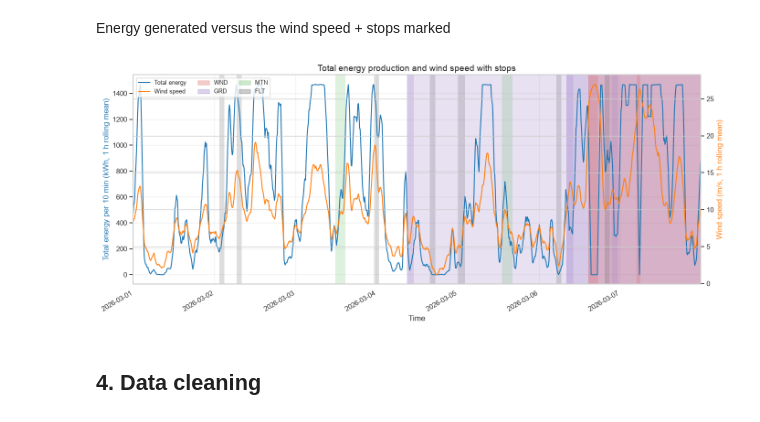
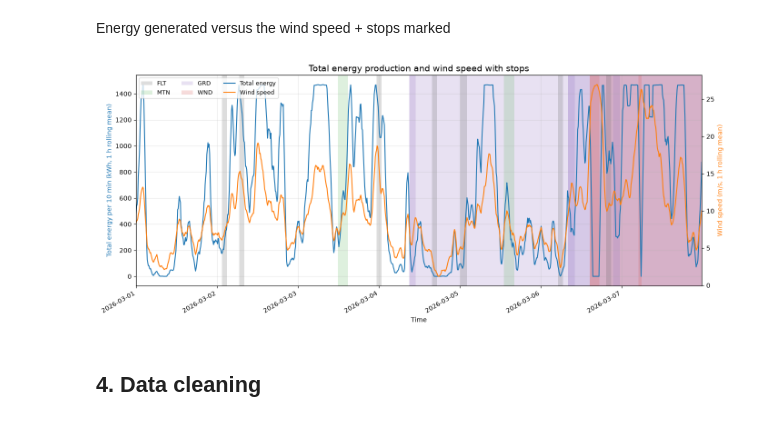
Before and after one commit to Marta-T/Data_Analysis_HW_Task, a Jupyter notebook: analysis.ipynb, the cells around one changed output. Saved outputs shown, nothing was run; the diff lists cells and outputs as text; code cells hidden in the pictures.

```diff
--- a/analysis.ipynb
+++ b/analysis.ipynb
@@ -216,42 +219,44 @@ df_weather["timestamp"] = pd.to_datetime(df_weather["timestamp"])
 total = df_prod.groupby("timestamp")["energy_kwh"].sum().sort_index()
 wind = df_weather.set_index("timestamp")["wind_speed_ms"].sort_index()
 
 total_1h = total.rolling("1h").mean()
 wind_1h = wind.rolling("1h").mean()
 
 stops = df_stops.drop_duplicates(subset=["timestamp_start", "stop_code", "turbine_id"]).copy()
 stops[["timestamp_start", "timestamp_end"]] = stops[["timestamp_start", "timestamp_end"]].apply(pd.to_datetime)
 stops["timestamp_end"] = stops["timestamp_end"].fillna(total.index.max())
 stops = stops.drop_duplicates(subset=["timestamp_start", "timestamp_end", "stop_code"])
 
 fig, ax1 = plt.subplots(figsize=(14, 6))
 
+labelled = set()
 for _, s in stops.iterrows():
+    code = s["stop_code"]
     ax1.axvspan(s["timestamp_start"], s["timestamp_end"],
-                color=STOP_COLORS.get(s["stop_code"], "grey"), alpha=0.2, linewidth=0)
+                color=STOP_COLORS.get(code, "grey"), alpha=0.2, linewidth=0,
+                label=code if code not in labelled else None)   # label each code once
+    labelled.add(code)
 
-ax1.plot(total_1h.index, total_1h.values, color="tab:blue", linewidth=1.5)
+ax1.plot(total_1h.index, total_1h.values, color="tab:blue", linewidth=1.5, label="Total energy")
 ax1.set_ylabel("Total energy per 10 min (kWh, 1 h rolling mean)", color="tab:blue")
 ax1.set_xlabel("Time")
 
 ax2 = ax1.twinx()
-ax2.plot(wind_1h.index, wind_1h.values, color="tab:orange", linewidth=1.5)
+ax2.plot(wind_1h.index, wind_1h.values, color="tab:orange", linewidth=1.5, label="Wind speed")
 ax2.set_ylabel("Wind speed (m/s, 1 h rolling mean)", color="tab:orange")
 
-legend_items = [
-    plt.Line2D([], [], color="tab:blue", linewidth=1.5, label="Total energy"),
-    plt.Line2D([], [], color="tab:orange", linewidth=1.5, label="Wind speed"),
-] + [Patch(color=c, alpha=0.3, label=code) for code, c in STOP_COLORS.items()]
-ax1.legend(handles=legend_items, loc="upper left", ncol=3, fontsize=9)
+h1, l1 = ax1.get_legend_handles_labels()
+h2, l2 = ax2.get_legend_handles_labels()
+ax1.legend(h1 + h2, l1 + l2, loc="upper left", ncol=3, fontsize=9)
 
 ax1.set_xlim(total.index.min(), total.index.max())
 ax1.set_title("Total energy production and wind speed with stops", fontsize=14)
 ax1.grid(alpha=0.3)
 fig.autofmt_xdate()
 plt.tight_layout()
 plt.show()
 # %% [output]
-[figure, old version]
+[figure, new version]
 # %% [markdown]
 ## 4. Data cleaning
 # %% [markdown]
```
Also changed, not shown: parts of 36 cells of this notebook.
